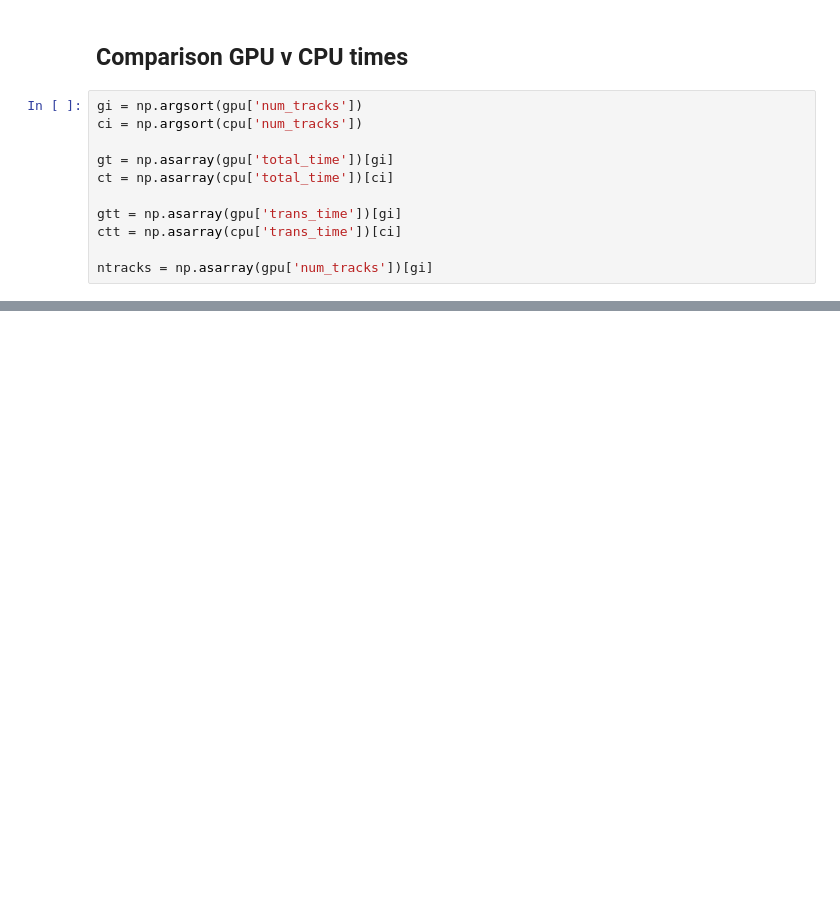
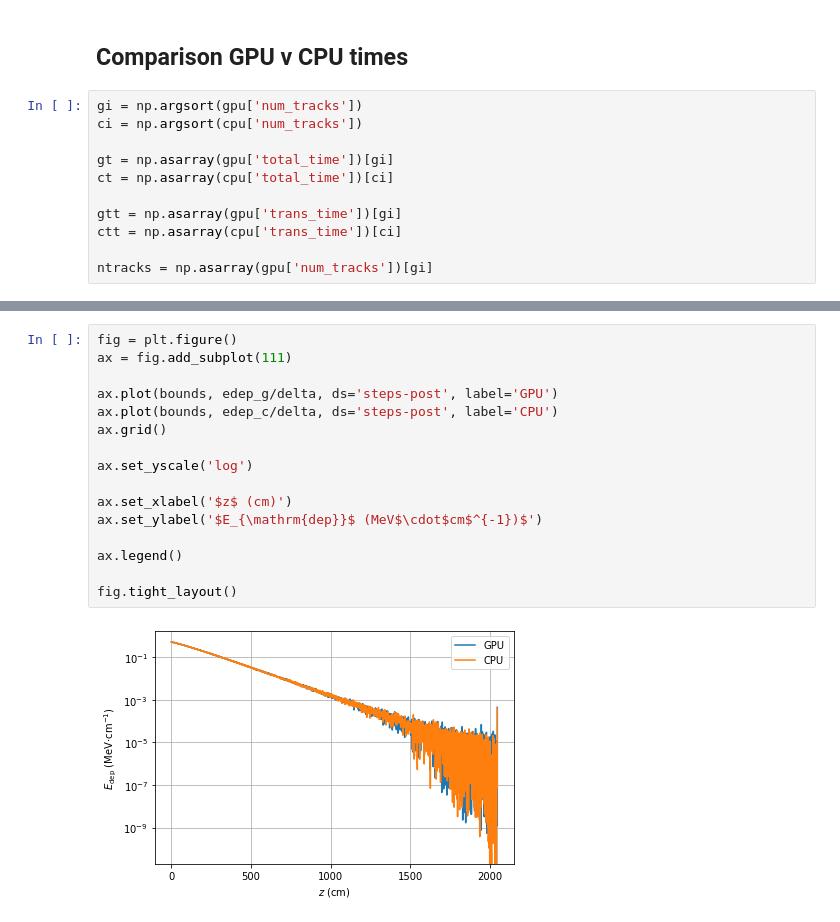
Before and after one commit to celeritas-project/benchmarks, a Jupyter notebook: klein-nishina/celeritas-results-cpu/analysis.ipynb, the cells around one changed output, grey strips where cells are left out. Cells and saved outputs as stored; diff of their text form; blank space fills up the shorter version.

```diff
--- a/klein-nishina/celeritas-results-cpu/analysis.ipynb
+++ b/klein-nishina/celeritas-results-cpu/analysis.ipynb
@@ -142,0 +213,18 @@ fig.savefig('cpu_v_gpu.pdf')
+# %%
+fig = plt.figure()
+ax = fig.add_subplot(111)
+
+ax.plot(bounds, edep_g/delta, ds='steps-post', label='GPU')
+ax.plot(bounds, edep_c/delta, ds='steps-post', label='CPU')
+ax.grid()
+
+ax.set_yscale('log')
+
+ax.set_xlabel('$z$ (cm)')
+ax.set_ylabel('$E_{\mathrm{dep}}$ (MeV$\cdot$cm$^{-1})$')
+
+ax.legend()
+
+fig.tight_layout()
+# %% [output]
+[figure, added]
```
Also changed, not shown: parts of 14 cells of this notebook, 23 other files.
